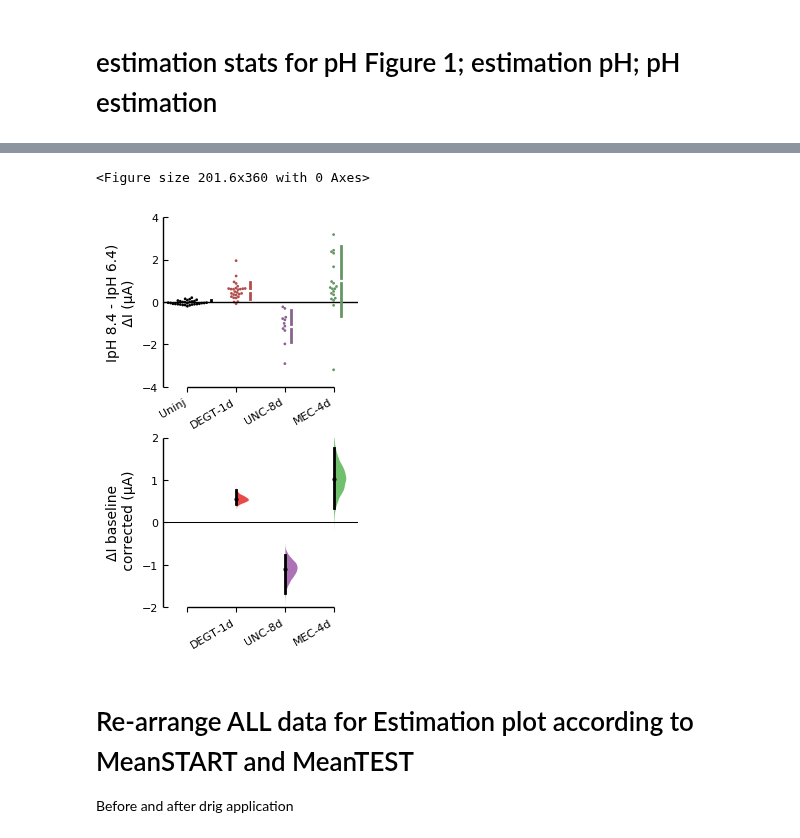
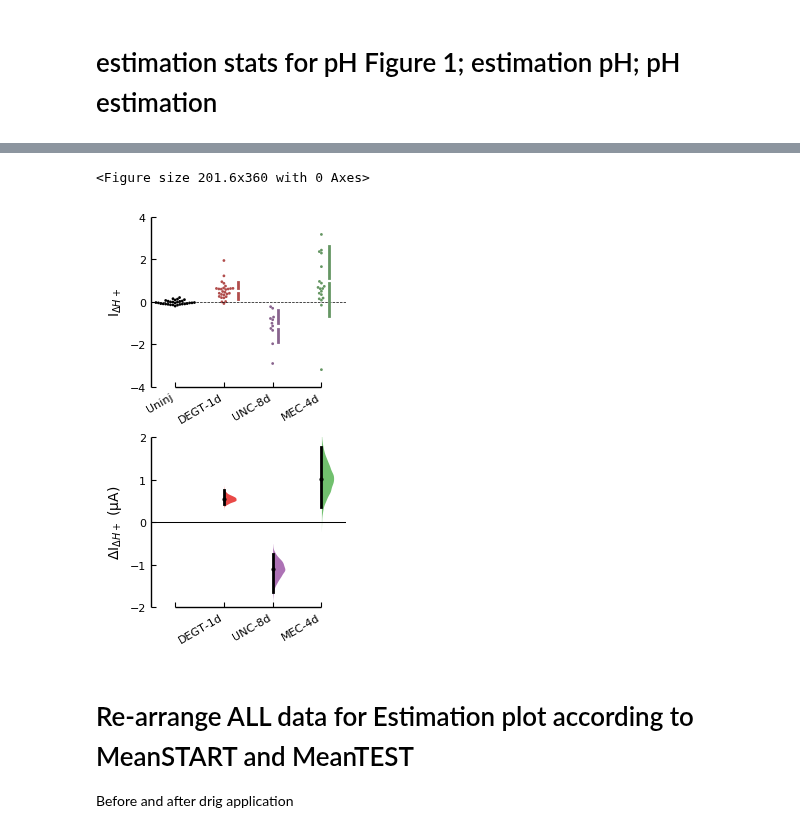
Before and after one commit to sfechner/JupyterNotebooksDEGENaCPharm, a Jupyter notebook: PlottingAllRatioDeltaValues.ipynb, the cells around one changed output, grey strips where cells are left out. Cells and saved outputs as stored; diff of their text form; code cells hidden in the pictures.

```diff
--- a/PlottingAllRatioDeltaValues.ipynb
+++ b/PlottingAllRatioDeltaValues.ipynb
@@ -110,3 +112,9 @@ colorsESTAll = [(0.00, 0.00, 0.00),(0.89, 0.11,0.10),(0.60, 0.31,0.64),(0.22, 0.
+# %%
+AxisTickLabelSize = 8
+AxisLabelSize = 10
+AxisLegendSize = 8
+SizeOfMarker = 3
+ErrorColor = 'red'
 # %% [markdown]
 ### Figure 1
 MeanSTART Values of StartSol NaGlu1 with different single subunit Injections
@@ -1654,37 +1744,39 @@ To get the results of all valid statistical tests, use `.mean_diff.statistical_t
 # %%
 #change figure!!!!
 #fig1 = plt.figure(figsize=(3.5, 3))
 #ax1 = plt.subplot(1,1,1)
 #plt.figure(figsize=(3.5, 3))
 
 plt.figure(figsize=(2.8, 5))
 fig1= shared_controlIpH.mean_diff.plot(swarm_ylim=(-4,4), contrast_ylim=(-2,2), custom_palette=colorsEST,fig_size=(3, 5),
-                                     raw_marker_size=(2),es_marker_size=2,contrast_label='ΔI baseline\n corrected (µA)',
-                                    swarm_label='IpH 8.4 - IpH 6.4)\n ΔI (µA) ',reflines_kwargs = {'linestyle':'dashed', 'linewidth':0.75,
+                                     raw_marker_size=(2),es_marker_size=2,contrast_label='ΔI$_{ΔH+}$ (µA)',
+                                    swarm_label='I$_{ΔH+}$',reflines_kwargs = {'linestyle':'dashed', 'linewidth':0.75,
                                    'color':'red'})#,reflines_kwargs
 
 
-fig1.axes[0].plot([-1,20], [0,0], 'k-', color='#000000', linewidth=1)
+fig1.axes[0].plot([-1,20], [0,0], 'k-', color='#000000',  linestyle='--',linewidth=0.5)
 #fig1.axes[1].plot([-1,20], [-1,-1], 'k--', color='#000000', linewidth=1)
-fig1.axes[0].tick_params(axis='both', which='major', labelsize=8)
-fig1.axes[1].tick_params(axis='both', which='major', labelsize=8)
+fig1.axes[0].tick_params(axis='both', which='major', labelsize=AxisTickLabelSize)
+fig1.axes[1].tick_params(axis='both', which='major', labelsize=AxisTickLabelSize)
 fig1.axes[0].get_yaxis().set_tick_params(direction='in')
 fig1.axes[1].get_yaxis().set_tick_params(direction='in')
+fig1.axes[0].get_xaxis().set_tick_params(direction='in')
+fig1.axes[1].get_xaxis().set_tick_params(direction='in')
 #fig1 = plot([-1,20], [0,0])# , 'k--', color='#000000', linewidth=1)
 #ax1.spines['left'].set_position(('outward',35))
 
 labels = ['Uninj','DEGT-1d', 'UNC-8d','MEC-4d']
-fig1.axes[0].set_xticklabels(labels, rotation=30, ha='right')
+fig1.axes[0].set_xticklabels(labels, rotation=30, ha='right',fontsize= AxisLegendSize)
 labels2 = ['','DEGT-1d', 'UNC-8d','MEC-4d']
-fig1.axes[1].set_xticklabels(labels2, rotation=30, ha='right')
+fig1.axes[1].set_xticklabels(labels2, rotation=30, ha='right',fontsize= AxisLegendSize)
 plt.gcf().subplots_adjust(bottom=0.1, left=0.25,right=None, top=None,hspace=0.75, wspace=0.2)
 
 plt.savefig(filedir+"Fig1-EstStat-pH"+'.pdf')
 #plt.savefig(filedir+"Fig1-NaGlu-MeanStart"+'.eps')
 plt.savefig(filedirManuscript+"Fig1-EstStat-pH"+'.pdf')
 # %% [output]
 <Figure size 201.6x360 with 0 Axes>
-[figure, old version]
+[figure, new version]
 # %% [markdown]
 # Re-arrange ALL data for Estimation plot according to MeanSTART and MeanTEST
 Before and after drig application
```
Also changed, not shown: parts of 50 cells of this notebook.
